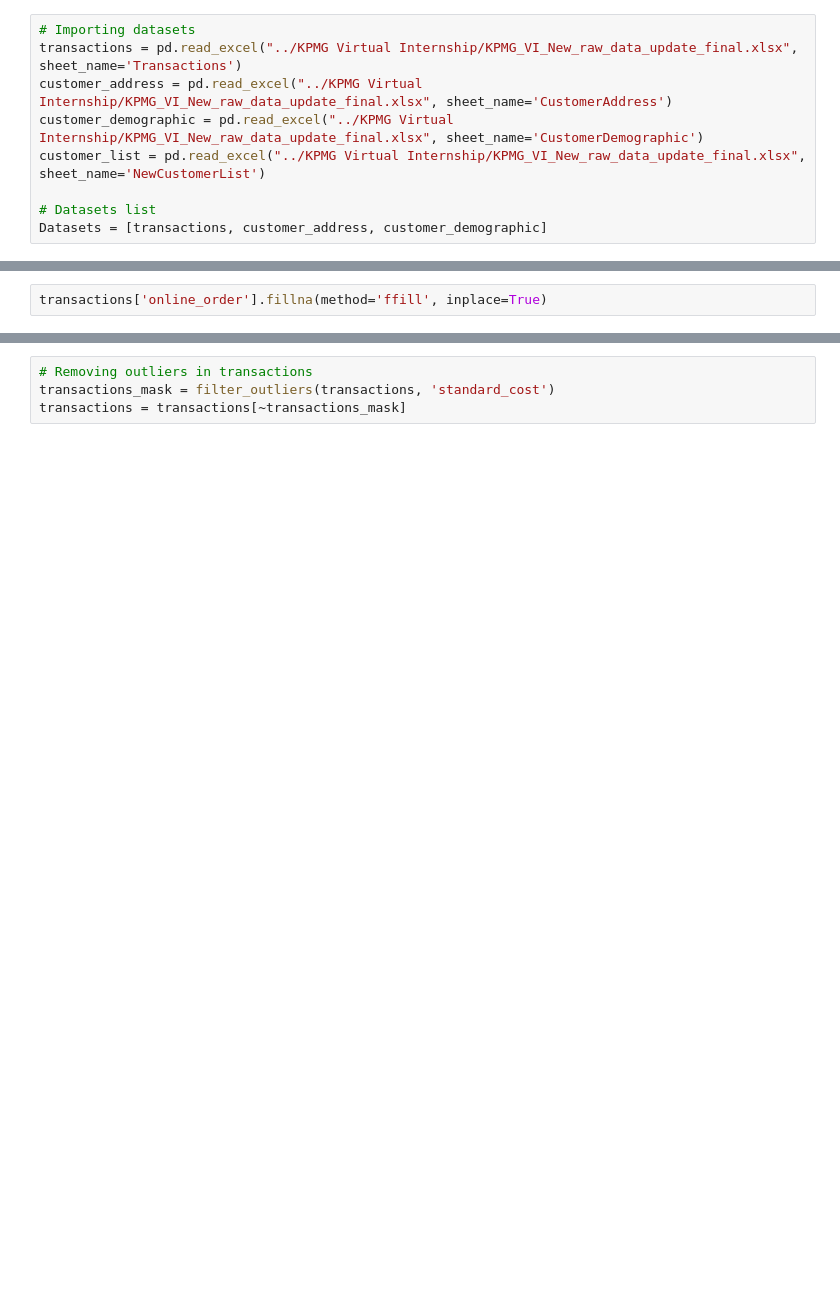
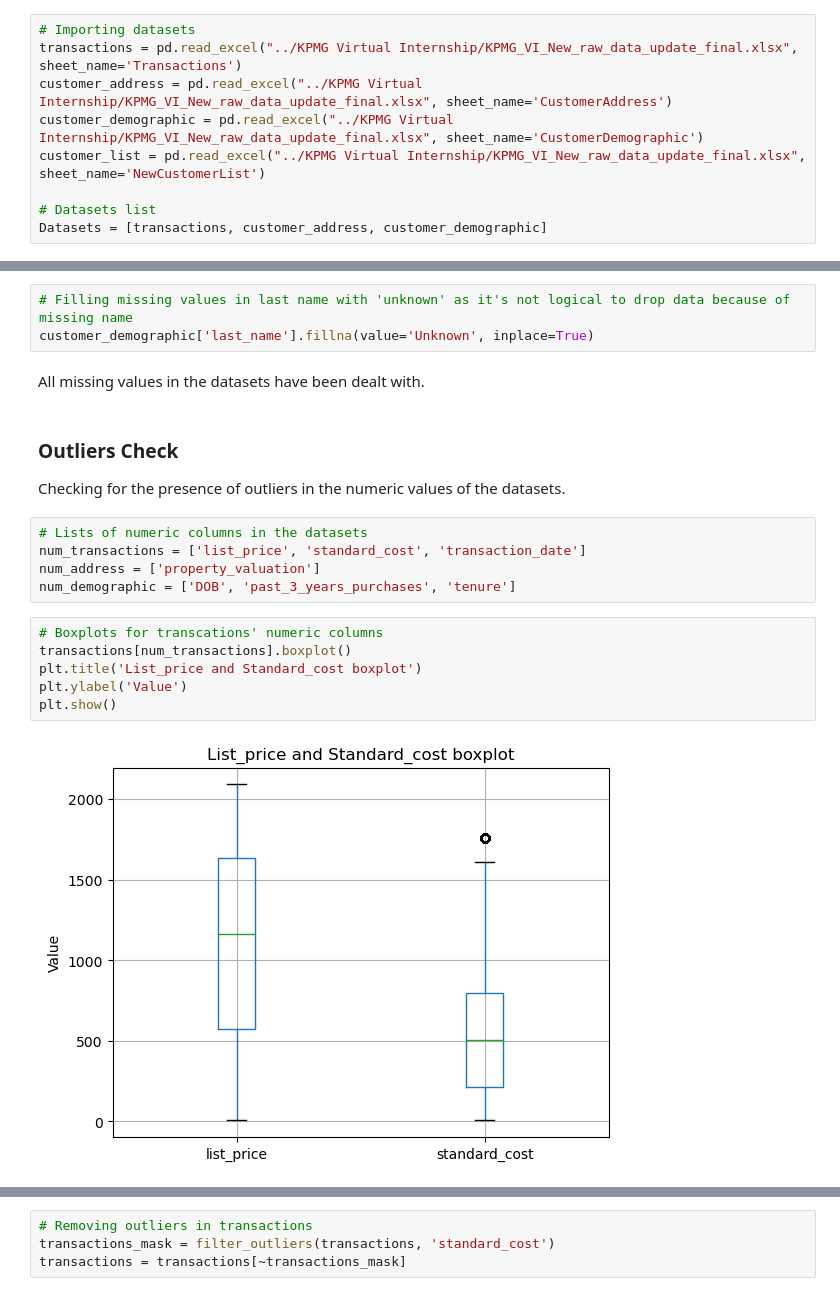
Before and after one commit to Nickimani/KPMG_Virtual_Internship, a Jupyter notebook: Notebook.ipynb, the cells around one changed output, grey strips where cells are left out. Cells and saved outputs as stored; diff of their text form; blank space fills up the shorter version.

Commit message:
Finished feature engineering; Exported final data for further analysis

```diff
--- a/Notebook.ipynb
+++ b/Notebook.ipynb
@@ -189,2 +41,0 @@ Since there is a balance of classes in online_order, filling with ffill or bfill
-# %%
-transactions['online_order'].fillna(method='ffill', inplace=True)
@@ -225,0 +207,22 @@ def filter_outliers(df, column):
+# %%
+# Filling missing values in last name with 'unknown' as it's not logical to drop data because of missing name
+customer_demographic['last_name'].fillna(value='Unknown', inplace=True)
+# %% [markdown]
+All missing values in the datasets have been dealt with.
+# %% [markdown]
+### Outliers Check
+
+Checking for the presence of outliers in the numeric values of the datasets.
+# %%
+# Lists of numeric columns in the datasets
+num_transactions = ['list_price', 'standard_cost', 'transaction_date']
+num_address = ['property_valuation']
+num_demographic = ['DOB', 'past_3_years_purchases', 'tenure']
+# %%
+# Boxplots for transcations' numeric columns
+transactions[num_transactions].boxplot()
+plt.title('List_price and Standard_cost boxplot')
+plt.ylabel('Value')
+plt.show()
+# %% [output]
+[figure, added]
```
Also changed, not shown: parts of 147 cells of this notebook, 10 other files.
